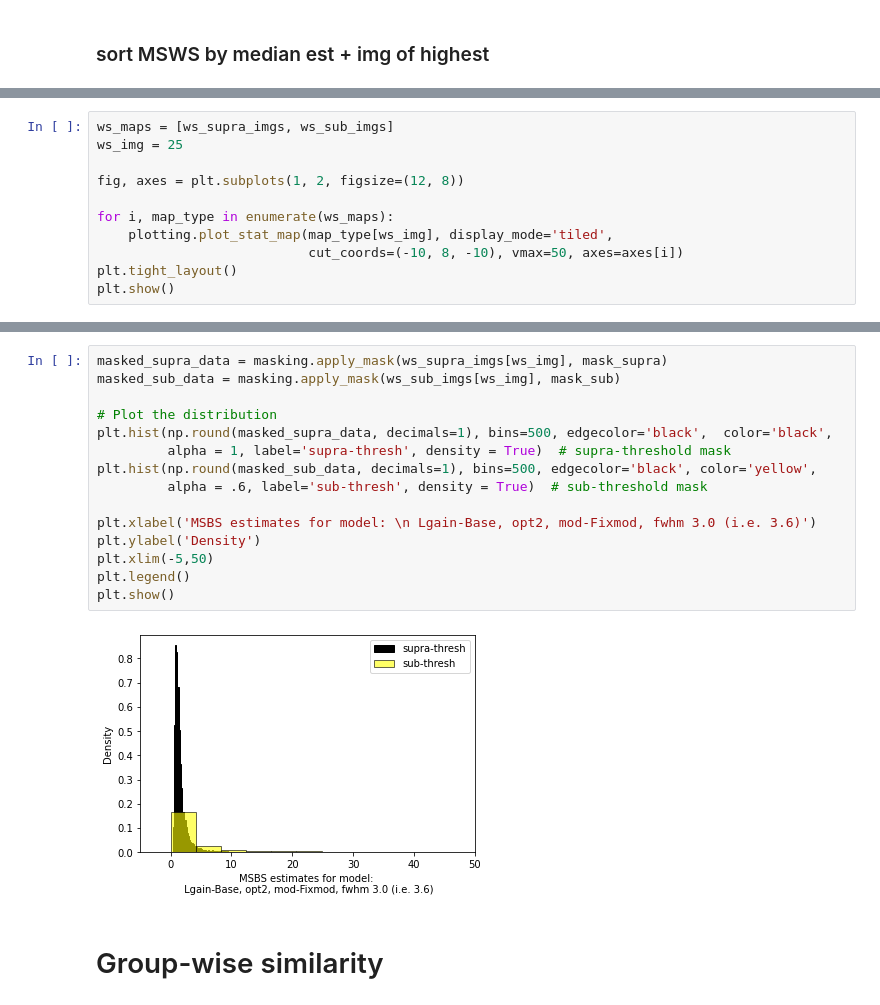
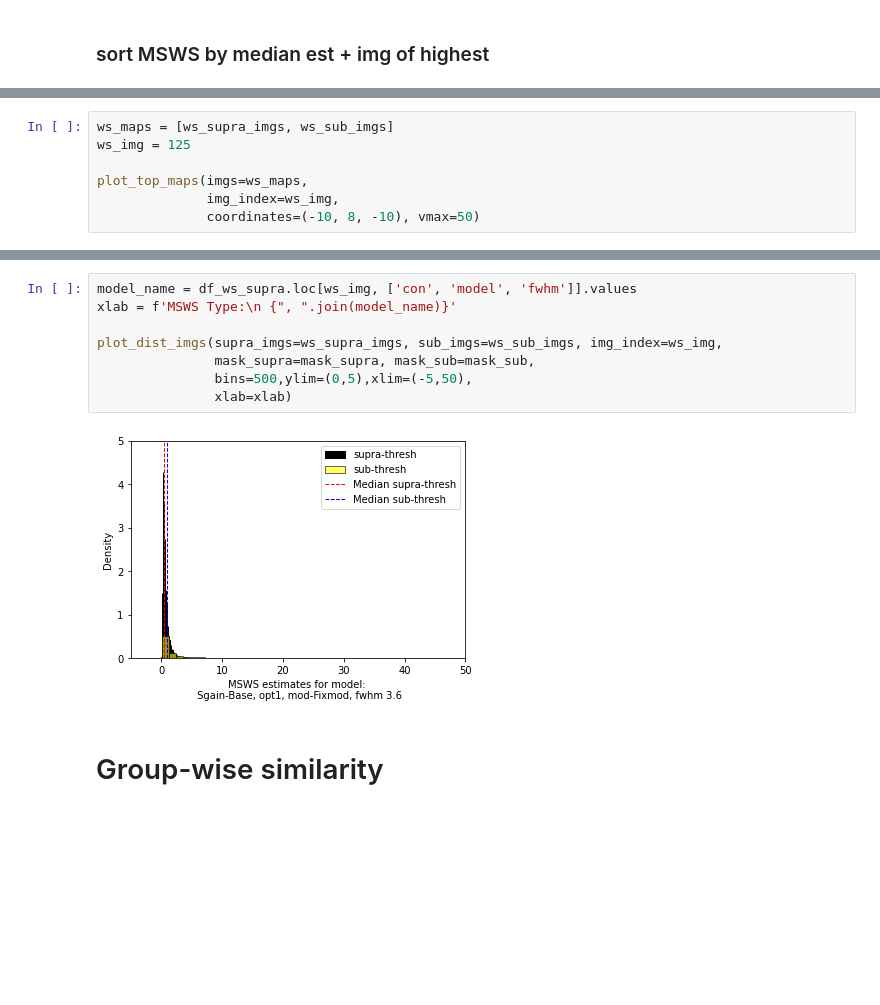
Before and after one commit to demidenm/Multiverse_Reliability, a Jupyter notebook: Stage2_Code/sherlock_session-analyses.ipynb, the cells around one changed output, grey strips where cells are left out. Drawn from its saved outputs; the diff is of its cells as text; blank space fills up the shorter version.

```diff
--- a/Stage2_Code/sherlock_session-analyses.ipynb
+++ b/Stage2_Code/sherlock_session-analyses.ipynb
@@ -387,13 +464,9 @@ df_ws_sub.sort_values(by='median_est', ascending=False)
 240 rows × 6 columns
 # %%
 ws_maps = [ws_supra_imgs, ws_sub_imgs]
-ws_img = 25
+ws_img = 125
 
-fig, axes = plt.subplots(1, 2, figsize=(12, 8))
-
-for i, map_type in enumerate(ws_maps):
-    plotting.plot_stat_map(map_type[ws_img], display_mode='tiled',
-                           cut_coords=(-10, 8, -10), vmax=50, axes=axes[i])
-plt.tight_layout()
-plt.show()
+plot_top_maps(imgs=ws_maps,
+              img_index=ws_img,
+              coordinates=(-10, 8, -10), vmax=50)
 # %% [output]
@@ -401,20 +474,13 @@ plt.show()
 # %%
-masked_supra_data = masking.apply_mask(ws_supra_imgs[ws_img], mask_supra)
-masked_sub_data = masking.apply_mask(ws_sub_imgs[ws_img], mask_sub)
+model_name = df_ws_supra.loc[ws_img, ['con', 'model', 'fwhm']].values
+xlab = f'MSWS Type:\n {", ".join(model_name)}'
 
-# Plot the distribution
-plt.hist(np.round(masked_supra_data, decimals=1), bins=500, edgecolor='black',  color='black',
-         alpha = 1, label='supra-thresh', density = True)  # supra-threshold mask
-plt.hist(np.round(masked_sub_data, decimals=1), bins=500, edgecolor='black', color='yellow',
-         alpha = .6, label='sub-thresh', density = True)  # sub-threshold mask
-
-plt.xlabel('MSBS estimates for model: \n Lgain-Base, opt2, mod-Fixmod, fwhm 3.0 (i.e. 3.6)')
-plt.ylabel('Density')
-plt.xlim(-5,50)
-plt.legend()
-plt.show()
+plot_dist_imgs(supra_imgs=ws_supra_imgs, sub_imgs=ws_sub_imgs, img_index=ws_img,
+               mask_supra=mask_supra, mask_sub=mask_sub,
+               bins=500,ylim=(0,5),xlim=(-5,50),
+               xlab=xlab)
 # %% [output]
-[figure, old version]
+[figure, new version]
 # %% [markdown]
 # Group-wise similarity
 # %% [markdown]
```
Also changed, not shown: parts of 25 cells of this notebook, 1 other file.
